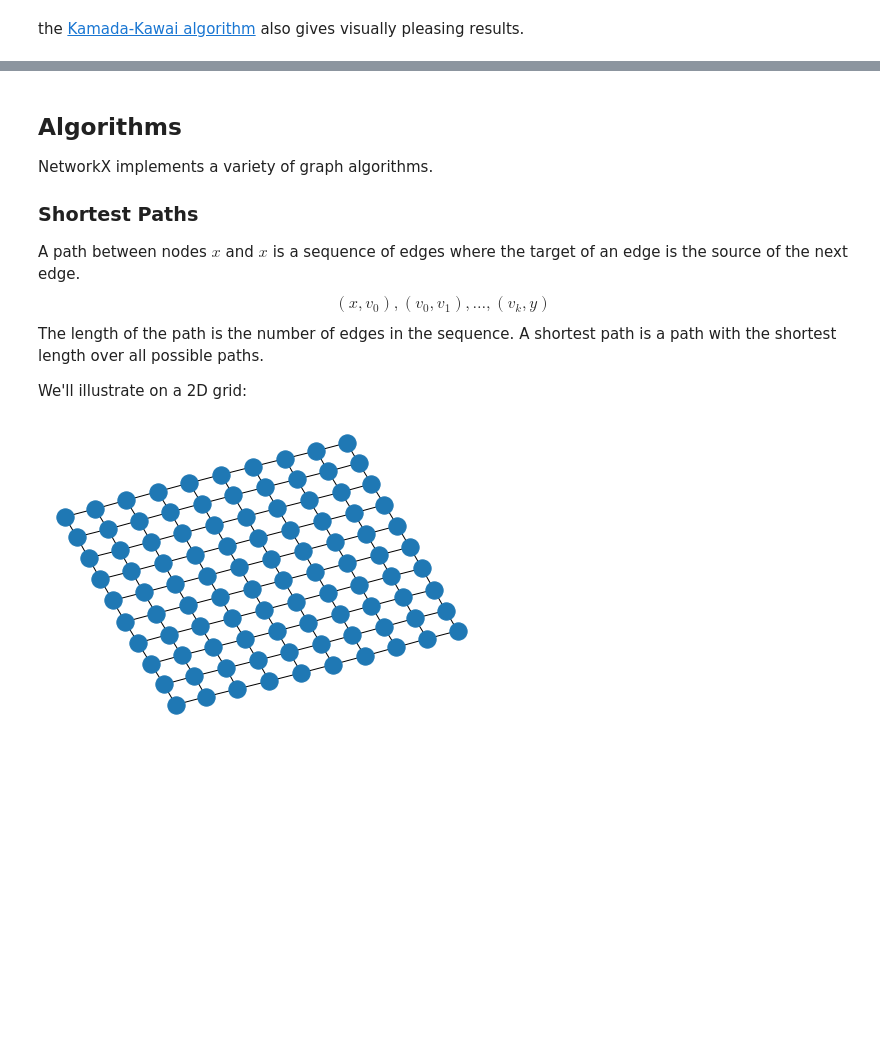
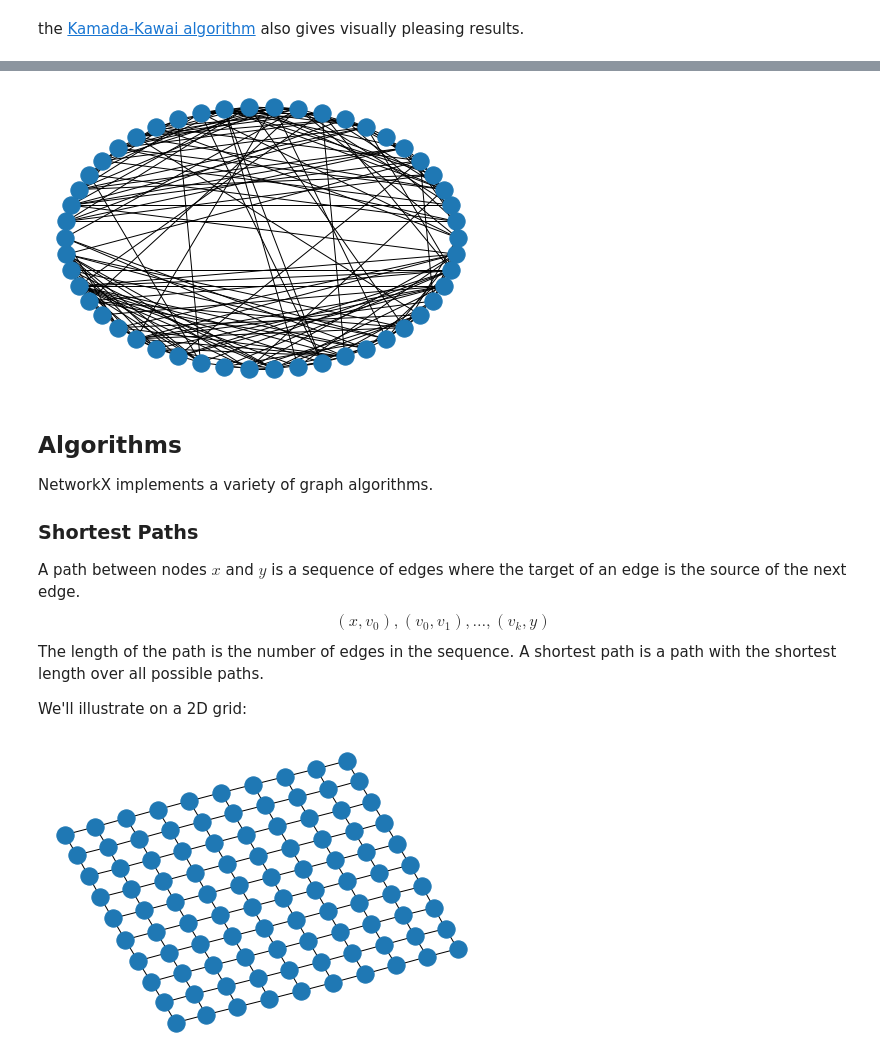
Before and after one commit to caam37830/book, a Jupyter notebook: 05_graphs/networkx.ipynb, the cells around one changed output, grey strips where cells are left out. Saved outputs shown, nothing was run; the diff lists cells and outputs as text; code cells hidden in the pictures; blank space fills up the shorter version.

```diff
--- a/05_graphs/networkx.ipynb
+++ b/05_graphs/networkx.ipynb
@@ -151,3 +151,7 @@ plt.show()
+# %%
+nx.draw_circular(G)
+# %% [output]
+[figure, added]
 # %% [markdown]
 ## Algorithms
 
@@ -155,7 +159,7 @@ NetworkX implements a variety of graph algorithms.
 
 ### Shortest Paths
 
-A path between nodes $x$ and $x$ is a sequence of edges where the target of an edge is the source of the next edge.
+A path between nodes $x$ and $y$ is a sequence of edges where the target of an edge is the source of the next edge.
 \begin{equation}
 (x, v_0), (v_0, v_1), \dots, (v_k, y)
 \end{equation}
```
Also changed, not shown: parts of 19 cells of this notebook, 4 other files.
